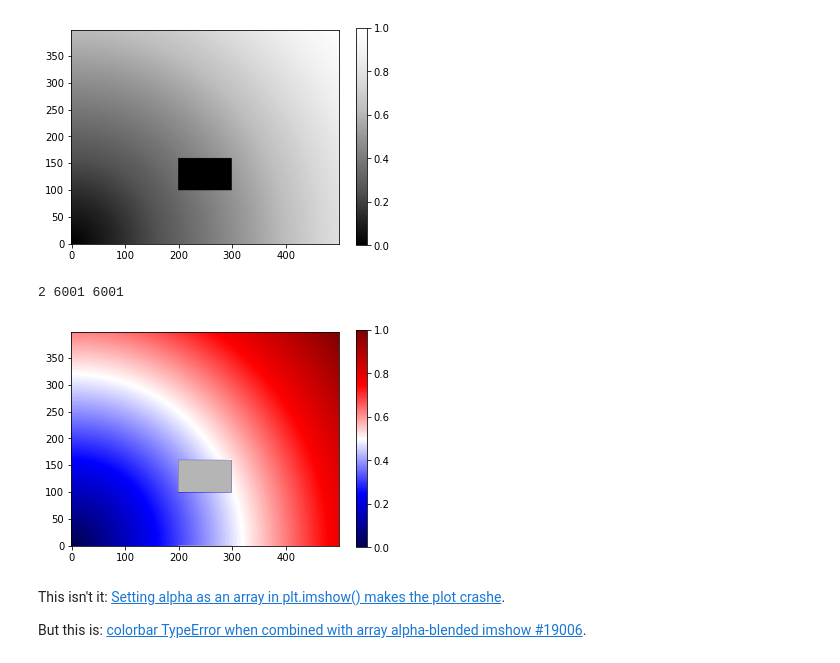
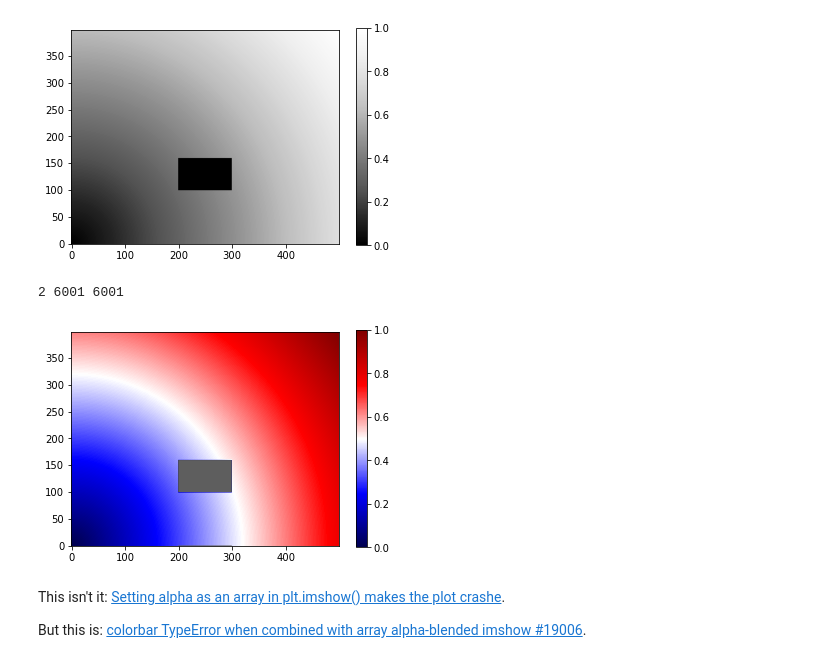
Before and after one commit to gregnordin/notes_to_self, a Jupyter notebook: python/matplotlib/images_with_transparency.ipynb, the cells around one changed output. Drawn from its saved outputs; the diff is of its cells as text; code cells hidden in the pictures.

```diff
--- a/python/matplotlib/images_with_transparency.ipynb
+++ b/python/matplotlib/images_with_transparency.ipynb
@@ -250,24 +250,24 @@ fig.colorbar(im);
 (400, 500)
 [figure]
 # %%
-grey_value = 0.6
+grey_value = 0.3
 foreground = np.ones((n_y, n_x)) * grey_value
 
 temp = np.where(background < 1e-5)
 print(len(temp), len(temp[0]), len(temp[1]))
 
 alphas = np.zeros(foreground.shape, dtype=np.float)
 alphas[np.ix_(*temp)] = 1
 # foreground[np.ix_(temp[0], temp[1])] = [grey_value, grey_value, grey_value, 1]
 
 fig, ax = plt.subplots()
 im = ax.imshow(background, origin='lower', cmap="seismic")
 im_f = ax.imshow(foreground, alpha=alphas, origin='lower', cmap="Greys_r", vmin=0, vmax=1);
-# fig.colorbar(im_f);
+# fig.colorbar(im_f);  # If use this, throws an error because using alpha input parameter in imshow
 fig.colorbar(im);
 # %% [output]
 2 6001 6001
-[figure, old version]
+[figure, new version]
 # %% [markdown]
 This isn't it: [Setting alpha as an array in plt.imshow() makes the plot crashe](https://stackoverflow.com/questions/64091495/setting-alpha-as-an-array-in-plt-imshow-makes-the-plot-crashe).
 
```
